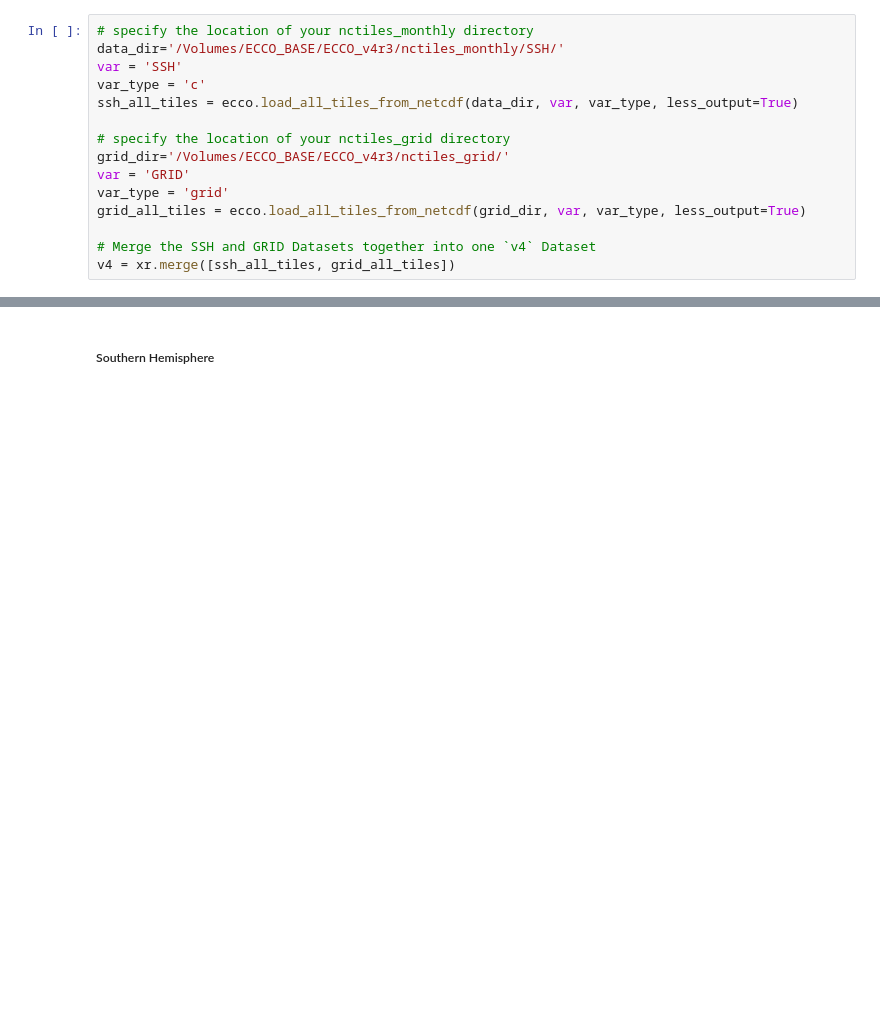
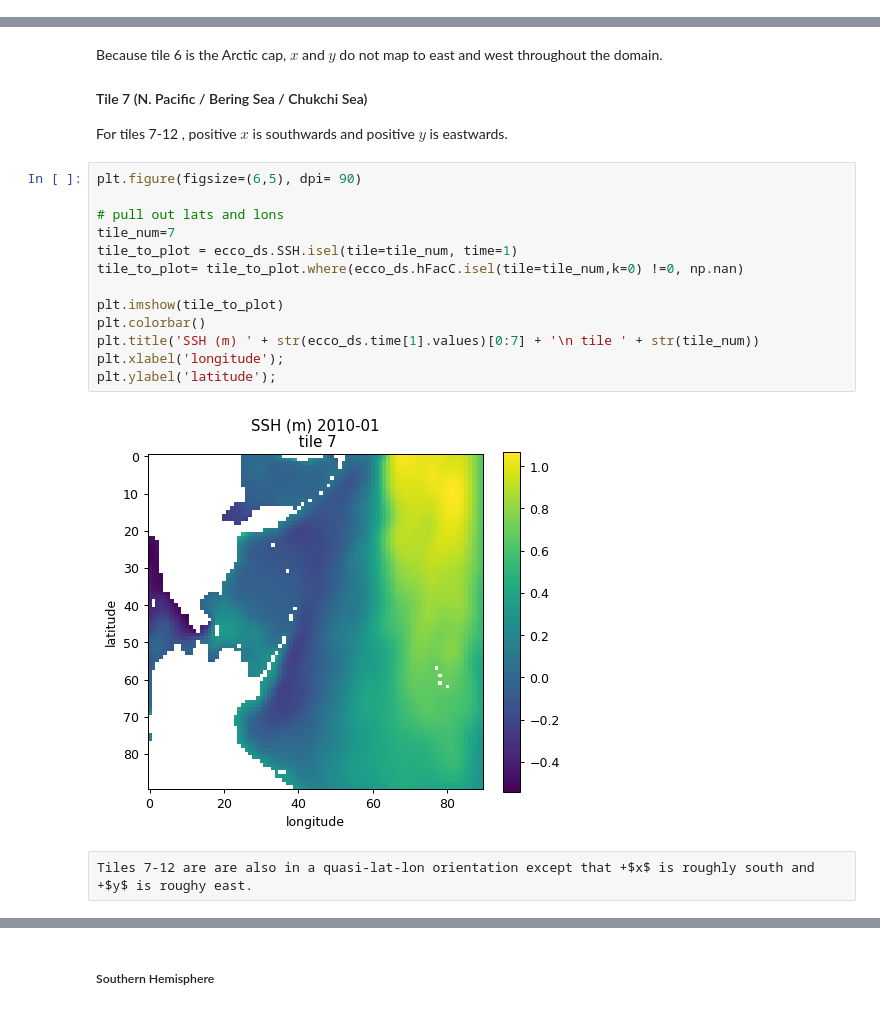
Before and after one commit to ECCO-GROUP/ECCO-v4-Python-Tutorial, a Jupyter notebook: Tutorials_as_Jupyter_Notebooks/ECCO_v4_Plotting_Tiles.ipynb, the cells around one changed output, grey strips where cells are left out. Cells and saved outputs as stored; diff of their text form; blank space fills up the shorter version.

```diff
--- a/Tutorials_as_Jupyter_Notebooks/ECCO_v4_Plotting_Tiles.ipynb
+++ b/Tutorials_as_Jupyter_Notebooks/ECCO_v4_Plotting_Tiles.ipynb
@@ -59,15 +0,0 @@ import ecco_v4_py as ecco
-# %%
-# specify the location of your nctiles_monthly directory
-data_dir='/Volumes/ECCO_BASE/ECCO_v4r3/nctiles_monthly/SSH/'
-var = 'SSH'
-var_type = 'c'
-ssh_all_tiles = ecco.load_all_tiles_from_netcdf(data_dir, var, var_type, less_output=True)
-
-# specify the location of your nctiles_grid directory
-grid_dir='/Volumes/ECCO_BASE/ECCO_v4r3/nctiles_grid/'
-var = 'GRID'
-var_type = 'grid'
-grid_all_tiles = ecco.load_all_tiles_from_netcdf(grid_dir, var, var_type, less_output=True)
-
-# Merge the SSH and GRID Datasets together into one `v4` Dataset
-v4 = xr.merge([ssh_all_tiles, grid_all_tiles])
@@ -509,0 +144,23 @@ plt.title('SSH (m) ' + str(v4.tim[0].values)[0:7]);
+# %% [markdown]
+Because tile 6 is the Arctic cap, $x$ and $y$ do not map to east and west throughout the domain.
+
+#### Tile 7 (N. Pacific / Bering Sea / Chukchi Sea)
+
+For tiles 7-12 , positive $x$ is southwards and positive $y$ is eastwards.
+# %%
+plt.figure(figsize=(6,5), dpi= 90)
+
+# pull out lats and lons
+tile_num=7
+tile_to_plot = ecco_ds.SSH.isel(tile=tile_num, time=1)
+tile_to_plot= tile_to_plot.where(ecco_ds.hFacC.isel(tile=tile_num,k=0) !=0, np.nan)
+
+plt.imshow(tile_to_plot)
+plt.colorbar()
+plt.title('SSH (m) ' + str(ecco_ds.time[1].values)[0:7] + '\n tile ' + str(tile_num))
+plt.xlabel('longitude');
+plt.ylabel('latitude');
+# %% [output]
+[figure, added]
+# %% [raw]
+Tiles 7-12 are are also in a quasi-lat-lon orientation except that +$x$ is roughly south and +$y$ is roughy east.
```
Also changed, not shown: parts of 86 cells of this notebook, 5 other files.
